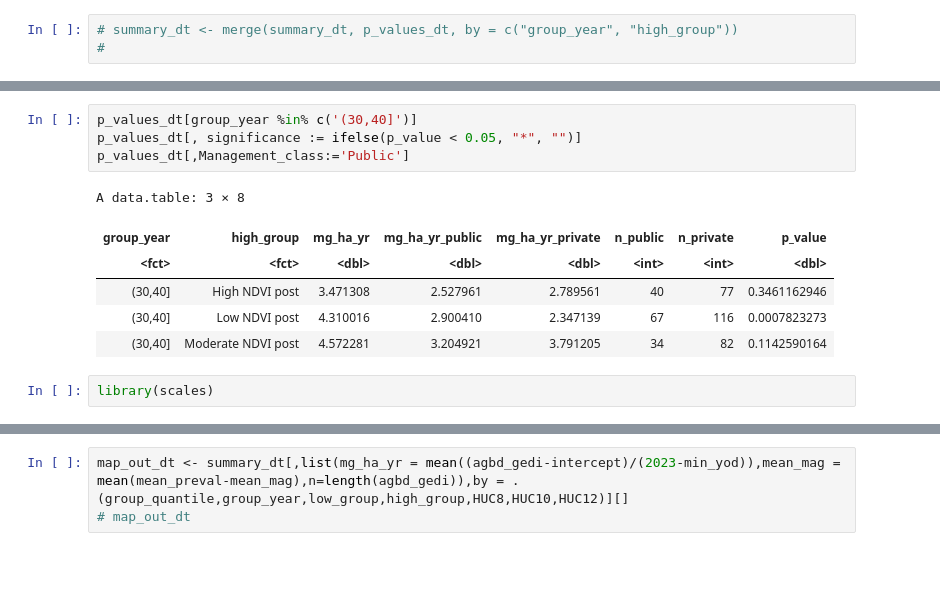
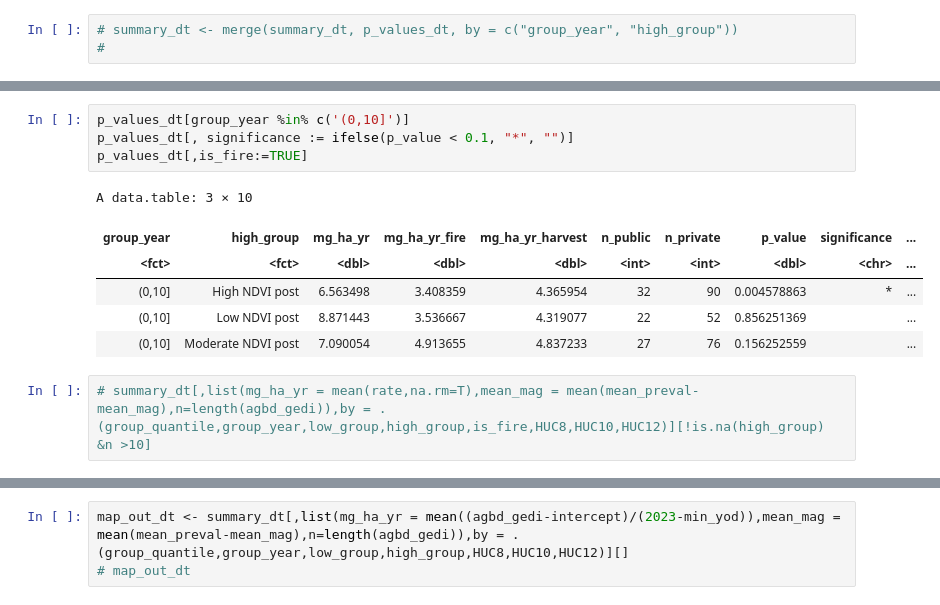
Before and after one commit to seismosmsr/machine_learning, a Jupyter notebook: gedi_analysis_HJA_analysis_v1.ipynb, the cells around one changed output, grey strips where cells are left out. Drawn from its saved outputs; the diff is of its cells as text; blank space fills up the shorter version.

```diff
--- a/gedi_analysis_HJA_analysis_v1.ipynb
+++ b/gedi_analysis_HJA_analysis_v1.ipynb
@@ -632,13 +860,13 @@ summary_dt[ ,list(mg_ha_yr = mean((agbd_gedi-intercept)/(2023-min_yod)),mean_mag
 # %%
-p_values_dt[group_year %in% c('(30,40]')]
-p_values_dt[, significance := ifelse(p_value < 0.05, "*", "")]
-p_values_dt[,Management_class:='Public']
+p_values_dt[group_year %in% c('(0,10]')]
+p_values_dt[, significance := ifelse(p_value < 0.1, "*", "")]
+p_values_dt[,is_fire:=TRUE]
 # %% [output]
-A data.table: 3 × 8
+A data.table: 3 × 10
-| group_year | high_group | mg_ha_yr | mg_ha_yr_public | mg_ha_yr_private | n_public | n_private | p_value |
-| <fct> | <fct> | <dbl> | <dbl> | <dbl> | <int> | <int> | <dbl> |
-| (30,40] | High NDVI post | 3.471308 | 2.527961 | 2.789561 | 40 | 77 | 0.3461162946 |
-| (30,40] | Low NDVI post | 4.310016 | 2.900410 | 2.347139 | 67 | 116 | 0.0007823273 |
-| (30,40] | Moderate NDVI post | 4.572281 | 3.204921 | 3.791205 | 34 | 82 | 0.1142590164 |
+| group_year | high_group | mg_ha_yr | mg_ha_yr_fire | mg_ha_yr_harvest | n_public | n_private | p_value | significance | ... |
+| <fct> | <fct> | <dbl> | <dbl> | <dbl> | <int> | <int> | <dbl> | <chr> | ... |
+| (0,10] | High NDVI post | 6.563498 | 3.408359 | 4.365954 | 32 | 90 | 0.004578863 | * | ... |
+| (0,10] | Low NDVI post | 8.871443 | 3.536667 | 4.319077 | 22 | 52 | 0.856251369 |  | ... |
+| (0,10] | Moderate NDVI post | 7.090054 | 4.913655 | 4.837233 | 27 | 76 | 0.156252559 |  | ... |
-# %%
-library(scales)
+# %%
+# summary_dt[,list(mg_ha_yr = mean(rate,na.rm=T),mean_mag = mean(mean_preval-mean_mag),n=length(agbd_gedi)),by = .(group_quantile,group_year,low_group,high_group,is_fire,HUC8,HUC10,HUC12)][!is.na(high_group) &n >10]
```
Also changed, not shown: parts of 56 cells of this notebook.
